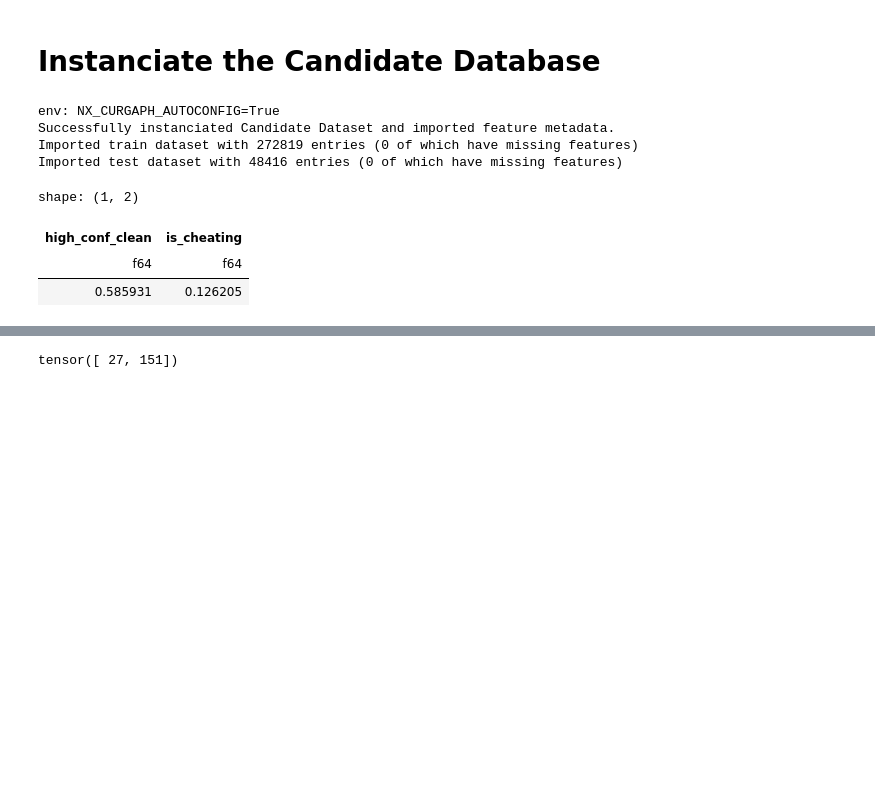
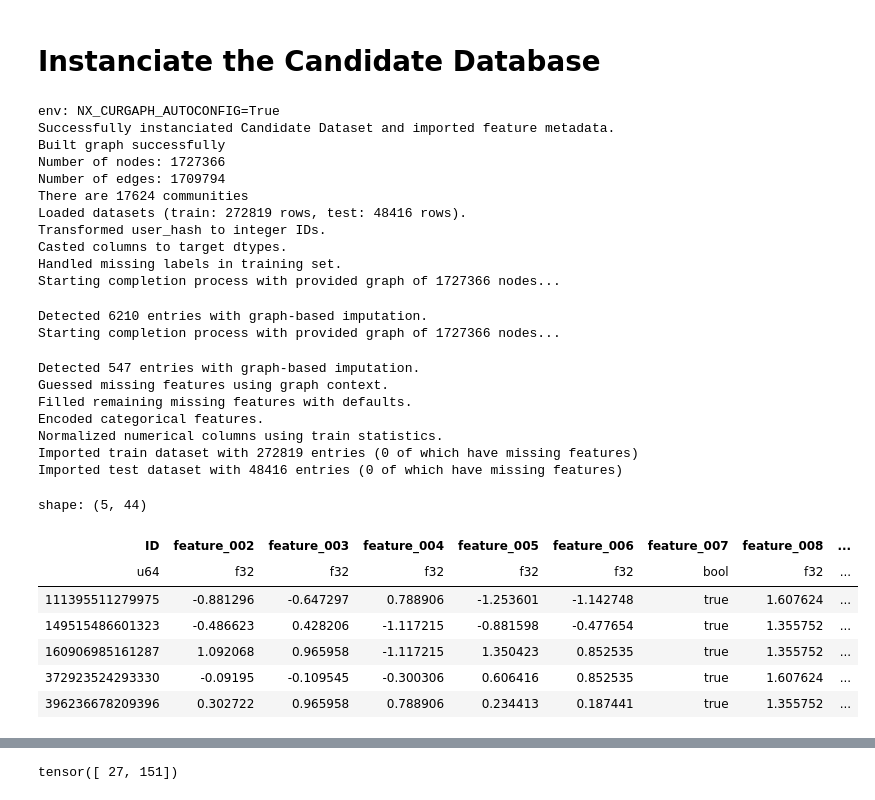
Before and after one commit to MatthiasPersonnaz/Mercor_Cheating_Detection, a Jupyter notebook: Mercor_Cheating_Detection.ipynb, the cells around one changed output, grey strips where cells are left out. Cells and saved outputs as stored; diff of their text form; code cells hidden in the pictures; blank space fills up the shorter version.

Commit message:
Added a heuristic to guess missing values from neighbors in the social graph + improved some build logging

```diff
--- a/Mercor_Cheating_Detection.ipynb
+++ b/Mercor_Cheating_Detection.ipynb
@@ -3,29 +3,55 @@
 # %%
 import networkx
 import polars as pl
 %env NX_CURGAPH_AUTOCONFIG=True
 import networkx as nx
 import candidate_dataset
 
 DATA_PATH = "./data/"
 METADATA_PATH = "./metadata/"
 
 dataset = candidate_dataset.CandidateDataFrame(
     source_train=DATA_PATH + "train.csv",
     source_test=DATA_PATH + "test.csv",
     source_feature_data=METADATA_PATH + "feature_metadata_refined.json",
 )
 
-dataset.build_pipeline(limit=None, fill_missing=True, encode_categorical=True, normalize_cols=True)
+import social_graph
+
+network = social_graph.SocialNetwork(source_file=DATA_PATH + "social_graph.csv")
+network.build_from_links(limit=None)
+
+dataset.build_pipeline(limit=None, guess_missing=True, fill_missing=True, encode_categorical=True, normalize_cols=True,
+                       social_network=network.graph)
 dataset.build_candidate_id_set()
-# dataset.df_train.sort(by="ID").head() #.select(sorted(dataset.df_train.columns))
-dataset.df_train.select(["high_conf_clean", "is_cheating"]).mean()
+dataset.df_train.sort(by="ID").head()  #.select(sorted(dataset.df_train.columns))
+# dataset.df_train.select(["high_conf_clean", "is_cheating"]).mean()
 # %% [output]
 env: NX_CURGAPH_AUTOCONFIG=True
 Successfully instanciated Candidate Dataset and imported feature metadata.
-Imported train dataset with 272819 entries (0 of which have missing features)
-Imported test dataset with 48416 entries (0 of which have missing features)
+Built graph successfully
+Number of nodes: 1727366
+Number of edges: 1709794
+There are 17624 communities
+Loaded datasets (train: 272819 rows, test: 48416 rows).
+Transformed user_hash to integer IDs.
+Casted columns to target dtypes.
+Handled missing labels in training set.
+Starting completion process with provided graph of 1727366 nodes...
-shape: (1, 2)
+Detected 6210 entries with graph-based imputation.
+Starting completion process with provided graph of 1727366 nodes...
+Detected 547 entries with graph-based imputation.
+Guessed missing features using graph context.
+Filled remaining missing features with defaults.
+Encoded categorical features.
+Normalized numerical columns using train statistics.
+Imported train dataset with 272819 entries (0 of which have missing features)
+Imported test dataset with 48416 entries (0 of which have missing features)
+shape: (5, 44)
-| high_conf_clean | is_cheating |
-| f64 | f64 |
-| 0.585931 | 0.126205 |
+| ID | feature_002 | feature_003 | feature_004 | feature_005 | feature_006 | feature_007 | feature_008 | ... |
+| u64 | f32 | f32 | f32 | f32 | f32 | bool | f32 | ... |
+| 111395511279975 | -0.881296 | -0.647297 | 0.788906 | -1.253601 | -1.142748 | true | 1.607624 | ... |
+| 149515486601323 | -0.486623 | 0.428206 | -1.117215 | -0.881598 | -0.477654 | true | 1.355752 | ... |
+| 160906985161287 | 1.092068 | 0.965958 | -1.117215 | 1.350423 | 0.852535 | true | 1.355752 | ... |
+| 372923524293330 | -0.09195 | -0.109545 | -0.300306 | 0.606416 | 0.852535 | true | 1.607624 | ... |
+| 396236678209396 | 0.302722 | 0.965958 | 0.788906 | 0.234413 | 0.187441 | true | 1.355752 | ... |
```
Also changed, not shown: parts of 6 cells of this notebook, 1 other file.
